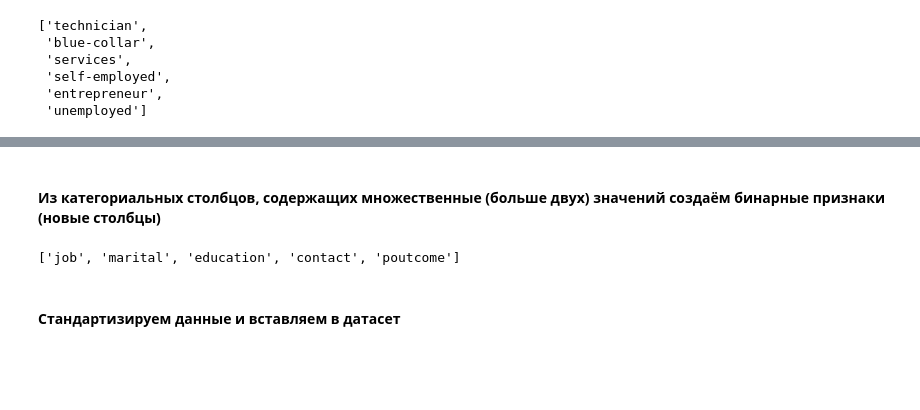
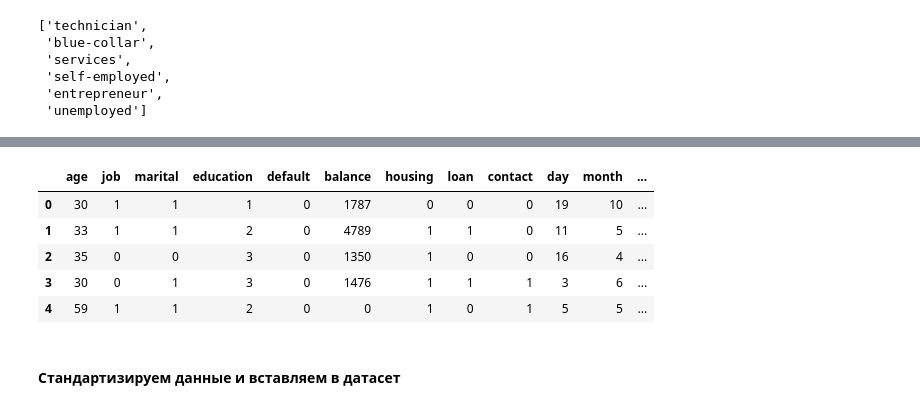
Before and after one commit to ArtemPrianikov/ML4business, a Jupyter notebook: lesson07/hw_07.ipynb, the cells around one changed output, grey strips where cells are left out. Cells and saved outputs as stored; diff of their text form; code cells hidden in the pictures; blank space fills up the shorter version.

```diff
--- a/lesson07/hw_07.ipynb
+++ b/lesson07/hw_07.ipynb
@@ -643,6 +589,0 @@ memory usage: 600.6 KB
-# %% [markdown]
-#### Из категориальных столбцов, содержащих множественные (больше двух) значений создаём бинарные признаки (новые столбцы)
-# %%
-multi_cols
-# %% [output]
-['job', 'marital', 'education', 'contact', 'poutcome']
@@ -653,2 +590,11 @@ data = pd.get_dummies(data = data,columns = multi_cols )
+# %%
+data.head()
+# %% [output]
+|  | age | job | marital | education | default | balance | housing | loan | contact | day | month | ... |
+| 0 | 30 | 1 | 1 | 1 | 0 | 1787 | 0 | 0 | 0 | 19 | 10 | ... |
+| 1 | 33 | 1 | 1 | 2 | 0 | 4789 | 1 | 1 | 0 | 11 | 5 | ... |
+| 2 | 35 | 0 | 0 | 3 | 0 | 1350 | 1 | 0 | 0 | 16 | 4 | ... |
+| 3 | 30 | 0 | 1 | 3 | 0 | 1476 | 1 | 1 | 1 | 3 | 6 | ... |
+| 4 | 59 | 1 | 1 | 2 | 0 | 0 | 1 | 0 | 1 | 5 | 5 | ... |
 # %% [markdown]
 #### Стандартизируем данные и вставляем в датасет
```
Also changed, not shown: parts of 58 cells of this notebook.
